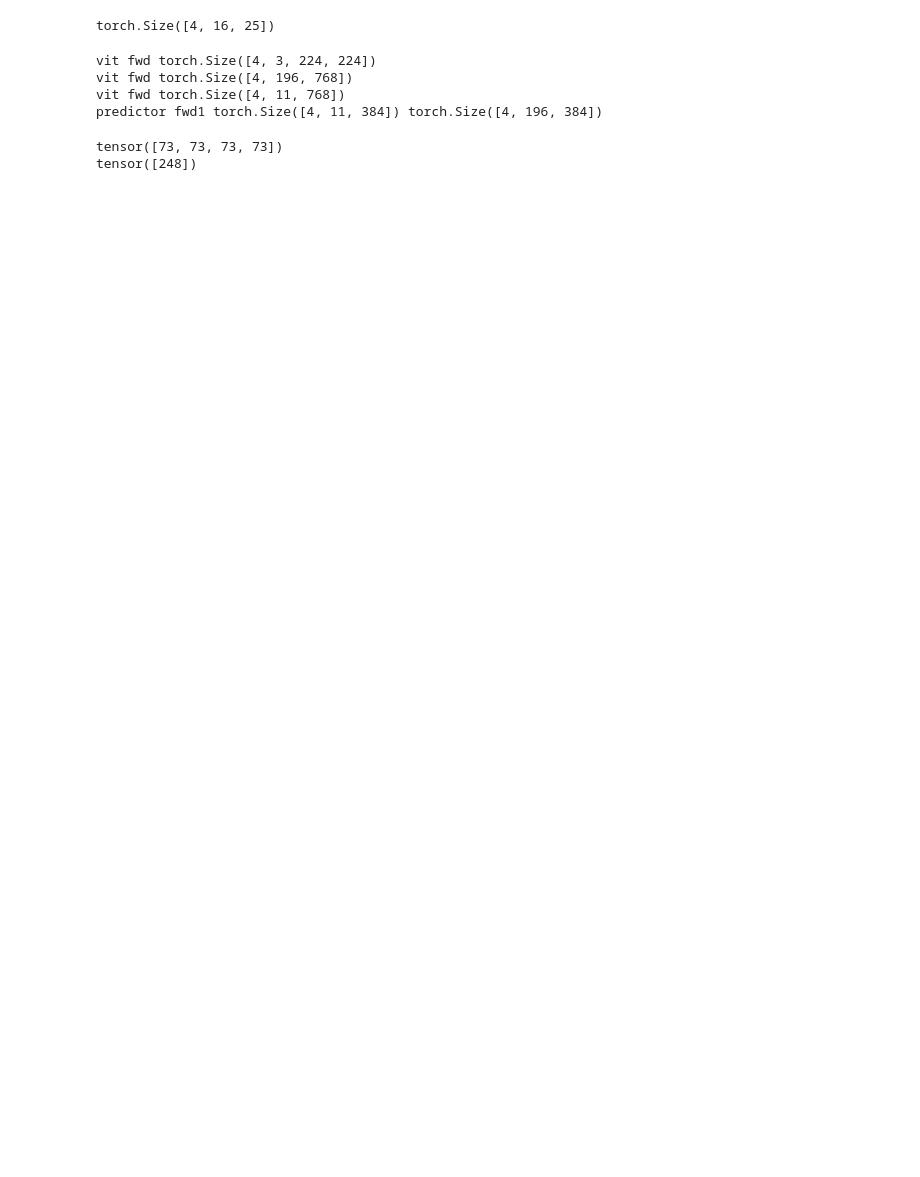
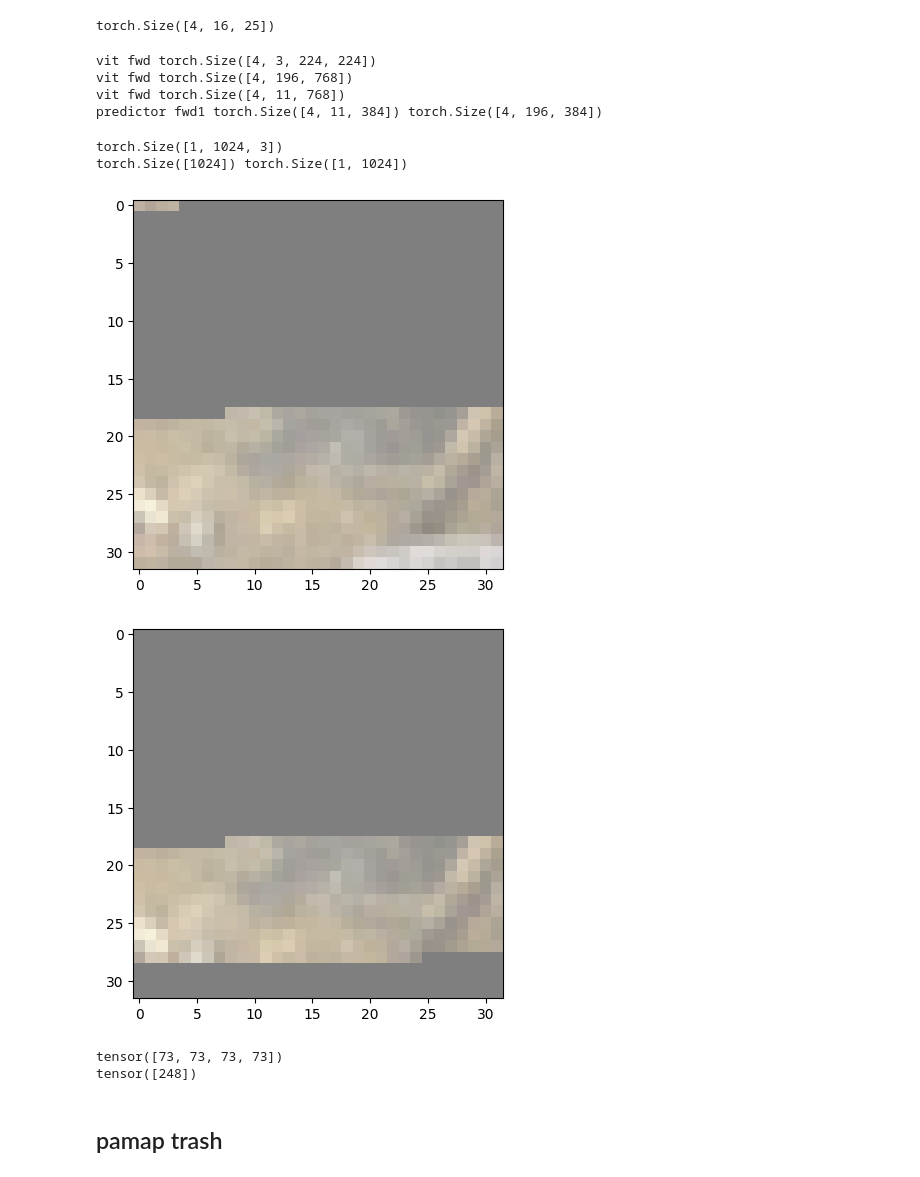
Before and after one commit to eisbetterthanpi/JEPA, a Jupyter notebook: Seq_JEPA.ipynb, the cells around one changed output. Cells and saved outputs as stored; diff of their text form; code cells hidden in the pictures; blank space fills up the shorter version.

```diff
--- a/Seq_JEPA.ipynb
+++ b/Seq_JEPA.ipynb
@@ -439,15 +1041 @@ print(out.shape)
 torch.Size([])
-# %%
-length = 10
-gamma=0.9
-mask = torch.rand(length)<gamma
-
-g = torch.normal(gamma, std=.1, size=(1,)).clamp(.5,.9)
-# gamma
-print(torch.randperm(length))
-idx = torch.randperm(length)[:int(length*g)]
-print(g, idx)
-# mask = (torch.arange(length)==idx)
-mask = torch.zeros(length, dtype=bool)
-mask[idx] = True
-print(mask)
@@ -1912,34 +2870,42 @@ predictor fwd1 torch.Size([4, 11, 384]) torch.Size([4, 196, 384])
 # %%
 # @title test multiblock params
 import numpy as np
 import matplotlib.pyplot as plt
 def imshow(img):
     img = img / 2 + 0.5  # unnormalize
     npimg = img.numpy()
     plt.imshow(np.transpose(npimg, (1, 2, 0)))
     plt.show()
 
-# dataiter = iter(train_data)
+dataiter = iter(train_data)
 img,y = next(dataiter)
 img = img.unsqueeze(0)
 b,c,h,w = img.shape
 img = img.flatten(2).transpose(-2,-1).to(torch.bfloat16) # [b,c,h,w] -> [b,h*w,c]
 print(img.shape)
 batch, seq,_ = img.shape
-M=4
-target_mask = multiblock(seq, min_s=0.15, max_s=0.2, M=M) # mask out targets to be predicted # [M, seq]
-context_mask = ~multiblock(seq, min_s=0.85, max_s=1., M=1)|target_mask.reshape(M,seq).any(0) # [1, seq], True->Mask
-target_mask, context_mask = target_mask.to(device), context_mask.to(device)
+
+
+# target_mask = randpatch(seq, mask_size=8, gamma=.9) # 8.9 [seq]
+target_mask = multiblock(seq, min_s=0.2, max_s=0.3, M=4).any(0) # best.2.3M4 og.15.2M4# mask out targets to be predicted # [M, seq]
+target_mask = multiblock(seq, min_s=0.2, max_s=0.3, M=4).any(0)
+
+context_mask = ~multiblock(seq, min_s=0.85, max_s=1., M=1)|target_mask # [1, seq], True->Mask
+
 # print(target_mask, context_mask)
 
-
-# print(target_mask.shape, context_mask.shape)
+print(target_mask.shape, context_mask.shape)
 # target_img, context_img = img*target_mask.unsqueeze(-1), img*context_mask.unsqueeze(-1)
 target_img, context_img = img*~target_mask.unsqueeze(-1), img*~context_mask.unsqueeze(-1)
 # print(target_img.shape, context_img.shape)
-target_img, context_img = target_img.transpose(-2,-1).reshape(M,c,h,w), context_img.transpose(-2,-1).reshape(b,c,h,w)
+target_img, context_img = target_img.transpose(-2,-1).reshape(b,c,h,w), context_img.transpose(-2,-1).reshape(b,c,h,w)
 target_img, context_img = target_img.float(), context_img.float()
 
 # imshow(out.detach().cpu())
 imshow(target_img[0])
 imshow(context_img[0])
+# %% [output]
+torch.Size([1, 1024, 3])
+torch.Size([1024]) torch.Size([1, 1024])
+[figure, added]
+[figure, added]
@@ -2157,3 +3144,5 @@ class MaskCollator(object):
         collated_masks_enc = torch.utils.data.default_collate(collated_masks_enc)
 
         return collated_batch, collated_masks_enc, collated_masks_pred
+# %% [markdown]
+## pamap trash
```
Also changed, not shown: parts of 27 cells of this notebook.
